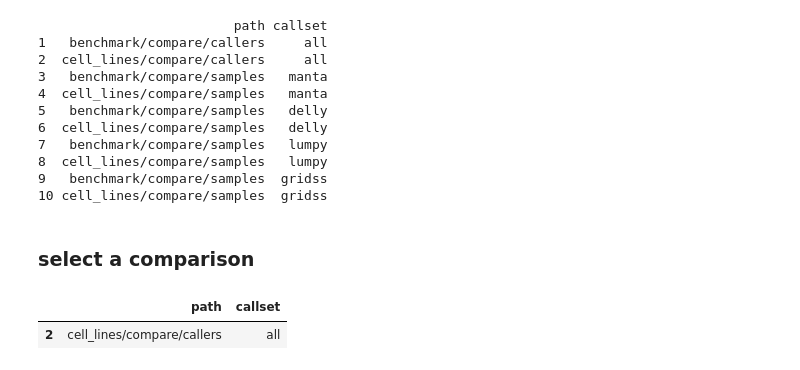
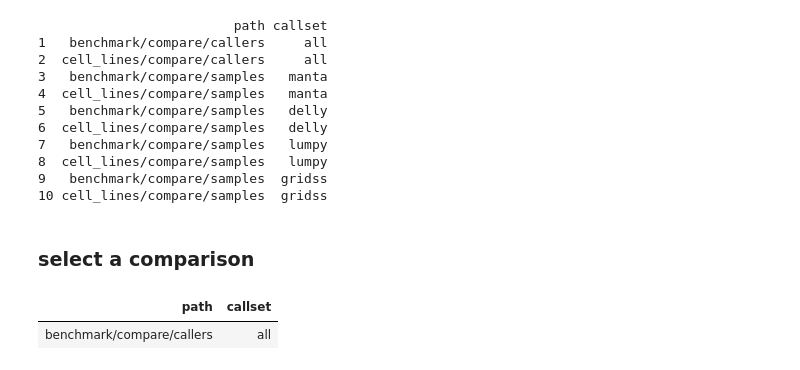
Before and after one commit to GooglingTheCancerGenome/sv-callers, a Jupyter notebook: scripts/data/sv_compare.ipynb, the cells around one changed output. Drawn from its saved outputs; the diff is of its cells as text; code cells hidden in the pictures.

```diff
--- a/scripts/data/sv_compare.ipynb
+++ b/scripts/data/sv_compare.ipynb
@@ -71,12 +63,12 @@ print(tab)
 # %% [markdown]
 ### select a comparison
 # %%
-ri <- 2 # row index
+ri <- 1  # row index
 row <- tab[ri,]
 row
 # %% [output]
-|  | path | callset |
-| 2 | cell_lines/compare/callers | all |
+| path | callset |
+| benchmark/compare/callers | all |
 # %%
 sets <- read.table(file.path(row$path, paste0(row$callset, ".txt")), colClasses="character")
 # %%
```
Also changed, not shown: parts of 7 cells of this notebook.
